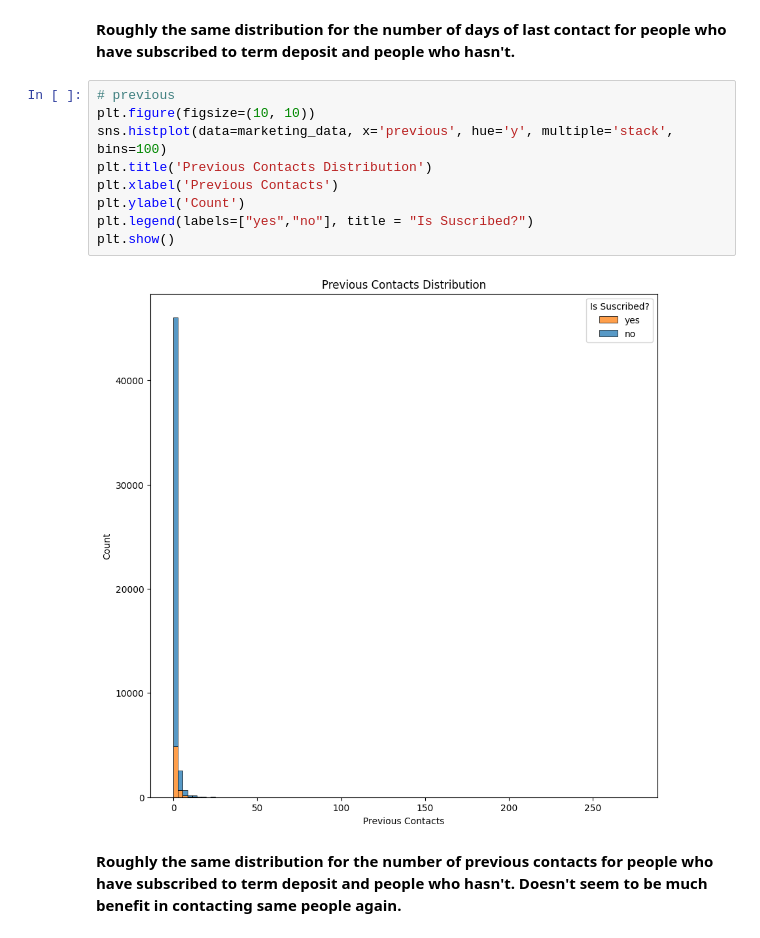
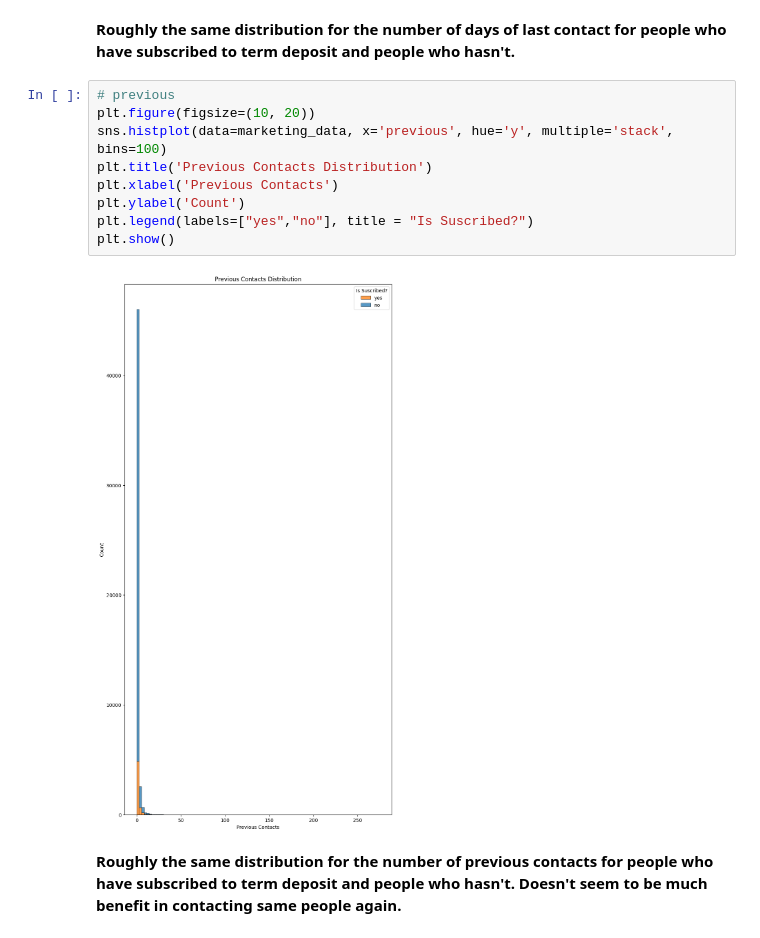
Before and after one commit to Luciano-C/Term-Deposit-Django-ML, a Jupyter notebook: model/Term_Deposit_Prediction.ipynb, the cells around one changed output. Drawn from its saved outputs; the diff is of its cells as text.

```diff
--- a/model/Term_Deposit_Prediction.ipynb
+++ b/model/Term_Deposit_Prediction.ipynb
@@ -332,15 +334,15 @@ plt.show()
 **Roughly the same distribution for the number of days of last contact for people who have subscribed to term deposit and people who hasn't.**
 # %%
 # previous
-plt.figure(figsize=(10, 10))
+plt.figure(figsize=(10, 20))
 sns.histplot(data=marketing_data, x='previous', hue='y', multiple='stack', bins=100)
 plt.title('Previous Contacts Distribution')
 plt.xlabel('Previous Contacts')
 plt.ylabel('Count')
 plt.legend(labels=["yes","no"], title = "Is Suscribed?")
 plt.show()
 # %% [output]
-[figure, old version]
+[figure, new version]
 # %% [markdown]
 **Roughly the same distribution for the number of previous contacts for people who have subscribed to term deposit and people who hasn't.**
 **Doesn't seem to be much benefit in contacting same people again.**
```
Also changed, not shown: parts of 7 cells of this notebook, 22 other files.
